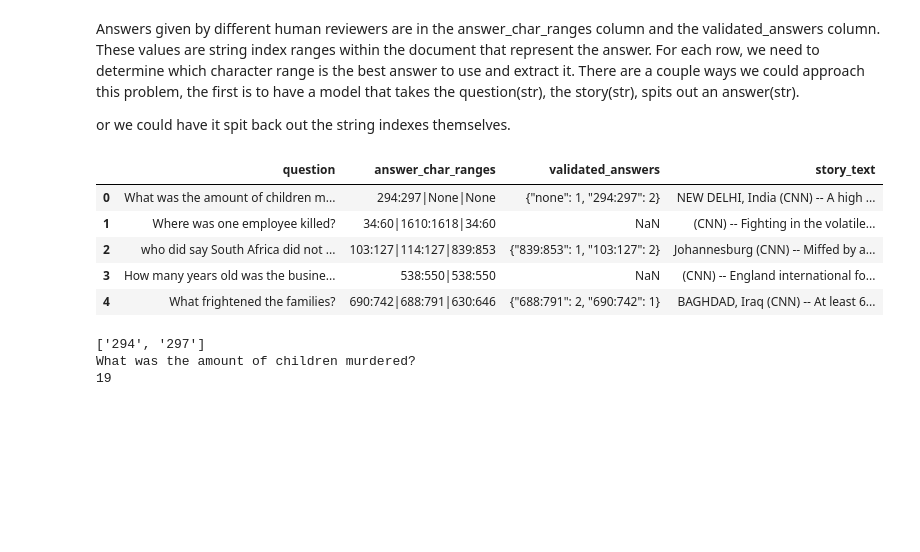
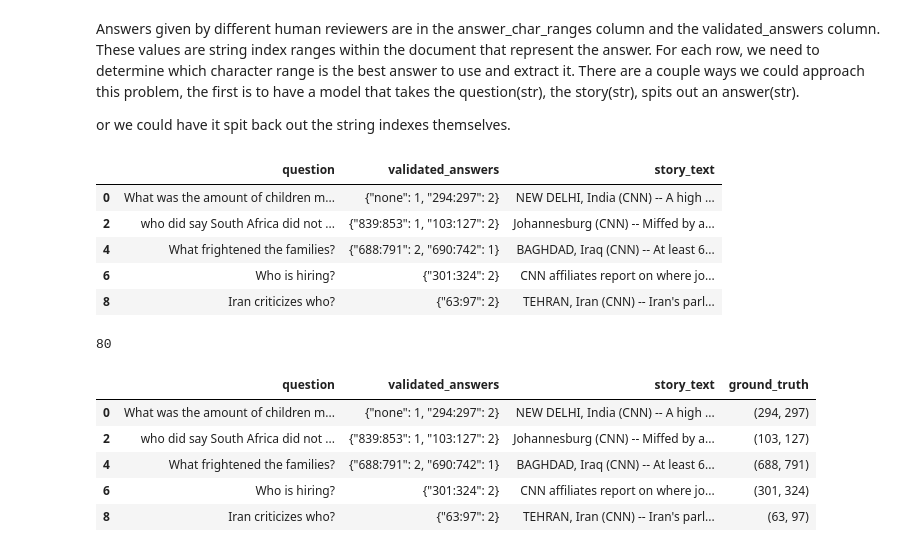
Before and after one commit to conswanson/NewsQA_DL, a Jupyter notebook: DataEngineering.ipynb, the cells around one changed output. Drawn from its saved outputs; the diff is of its cells as text; code cells hidden in the pictures; blank space fills up the shorter version.

```diff
--- a/DataEngineering.ipynb
+++ b/DataEngineering.ipynb
@@ -59,29 +71,40 @@ Answers given by different human reviewers are in the answer_char_ranges column
 or we could have it spit back out the string indexes themselves.
 # %%
 # Remove uneeded columns
-df = data[['question','answer_char_ranges','validated_answers','story_text']]
+df = data[['question','validated_answers','story_text']]
+df = df.dropna()
 df = df.iloc[0:100] # reduce size for development purposes
+
 df.head()
 # %% [output]
-|  | question | answer_char_ranges | validated_answers | story_text |
-| 0 | What was the amount of children m... | 294:297|None|None | {"none": 1, "294:297": 2} | NEW DELHI, India (CNN) -- A high ... |
-| 1 | Where was one employee killed? | 34:60|1610:1618|34:60 | NaN | (CNN) -- Fighting in the volatile... |
-| 2 | who did say South Africa did not ... | 103:127|114:127|839:853 | {"839:853": 1, "103:127": 2} | Johannesburg (CNN) -- Miffed by a... |
-| 3 | How many years old was the busine... | 538:550|538:550 | NaN | (CNN) -- England international fo... |
-| 4 | What frightened the families? | 690:742|688:791|630:646 | {"688:791": 2, "690:742": 1} | BAGHDAD, Iraq (CNN) -- At least 6... |
+|  | question | validated_answers | story_text |
+| 0 | What was the amount of children m... | {"none": 1, "294:297": 2} | NEW DELHI, India (CNN) -- A high ... |
+| 2 | who did say South Africa did not ... | {"839:853": 1, "103:127": 2} | Johannesburg (CNN) -- Miffed by a... |
+| 4 | What frightened the families? | {"688:791": 2, "690:742": 1} | BAGHDAD, Iraq (CNN) -- At least 6... |
+| 6 | Who is hiring? | {"301:324": 2} | CNN affiliates report on where jo... |
+| 8 | Iran criticizes who? | {"63:97": 2} | TEHRAN, Iran (CNN) -- Iran's parl... |
-# %%
-# loops through the rows and prints the question along with the first answer given
-for i, row in df.iterrows():
-    possible_ranges = row['answer_char_ranges']
-    possible_ranges_list = possible_ranges.split('|')
-    range1 = possible_ranges_list[0].split(':')
-    print(range1)
-    answer = row['story_text'][int(range1[0]):int(range1[1])]
-    question = row['question']
-    print(question)
-    print(answer)
-    break
-# %% [output]
-['294', '297']
-What was the amount of children murdered?
-19
+# %%
+# loops through the rows and prints the question along with the first answer given
+ground_truth = []
+for i, row in df.iterrows():
+    try:
+        answers = ast.literal_eval(row['validated_answers'])
+        sorted_ans = sorted(answers.items(), key=operator.itemgetter(1), reverse=True)
+        #print(sorted_ans)
+        start, end = sorted_ans[0][0].split(':')
+        ground_truth.append((int(start), int(end)))
+    except ValueError:
+        ground_truth.append(np.nan)
+        pass
+df['ground_truth'] = ground_truth
+df = df.dropna()
+print(len(df))
+df.head()
+# %% [output]
+80
+|  | question | validated_answers | story_text | ground_truth |
+| 0 | What was the amount of children m... | {"none": 1, "294:297": 2} | NEW DELHI, India (CNN) -- A high ... | (294, 297) |
+| 2 | who did say South Africa did not ... | {"839:853": 1, "103:127": 2} | Johannesburg (CNN) -- Miffed by a... | (103, 127) |
+| 4 | What frightened the families? | {"688:791": 2, "690:742": 1} | BAGHDAD, Iraq (CNN) -- At least 6... | (688, 791) |
+| 6 | Who is hiring? | {"301:324": 2} | CNN affiliates report on where jo... | (301, 324) |
+| 8 | Iran criticizes who? | {"63:97": 2} | TEHRAN, Iran (CNN) -- Iran's parl... | (63, 97) |
```
Also changed, not shown: parts of 17 cells of this notebook, 1 other file.
